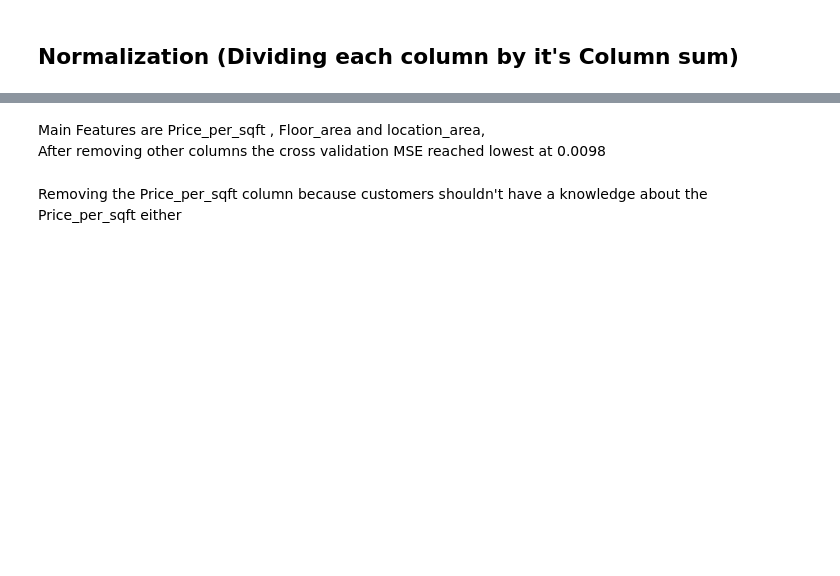
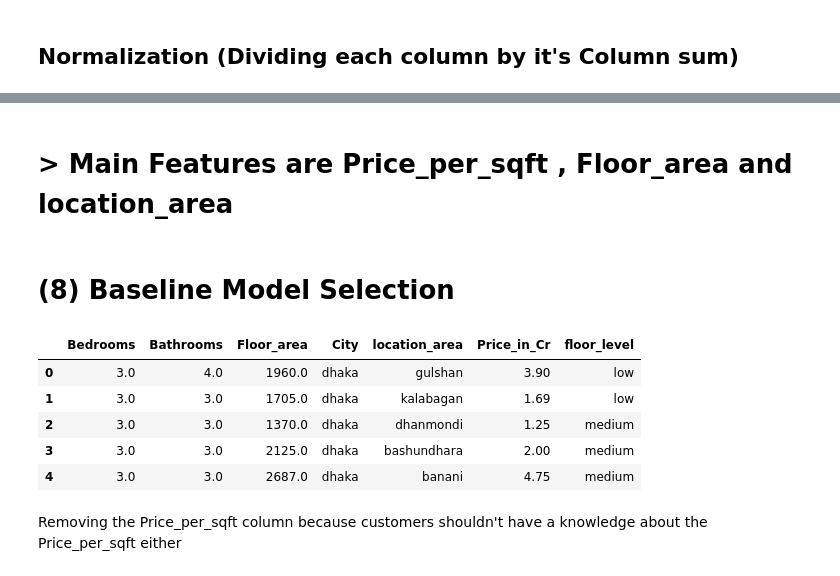
Before and after one commit to shapniljoy/Housing_price_Bangladesh, a Jupyter notebook: (1) Data_ Gathering.ipynb, the cells around one changed output, grey strips where cells are left out. Saved outputs shown, nothing was run; the diff lists cells and outputs as text; code cells hidden in the pictures; blank space fills up the shorter version.

Commit message:
Kaggle Notebook | Housing Price Bangladesh | Version 3

```diff
--- a/(1) Data_ Gathering.ipynb
+++ b/(1) Data_ Gathering.ipynb
@@ -222,10 +459,6 @@ import numpy as np
 import matplotlib.pyplot as plt
 import seaborn as sns
 import plotly.express as px
-
-pd.set_option('display.max_columns', None)
-pd.set_option('display.max_rows', None)
-pd.set_option('display.max_colwidth', None)
 # %%
 df = pd.read_csv('feature_engineered.csv')
 # %% [markdown]
@@ -324,9 +669,6 @@ import seaborn as sns
 import plotly.express as px
 import warnings
 warnings.filterwarnings('ignore')
-
-pd.set_option('display.max_columns',None)
-pd.set_option('display.max_rows',None)
 # %%
 df = pd.read_csv('Outlier & partial missing.csv')
 # %%
@@ -700,13 +1212,2 @@ df['Price_in_Cr'].isnull().sum()
 # %%
 df.to_csv('final_data.csv',index=False)
-# %%
-import pandas as pd
-import numpy as np
-import matplotlib.pyplot as plt
-import seaborn as sns
-import plotly.express as px
-import warnings
-warnings.filterwarnings('ignore')
-
-pd.set_option('display.max_columns',None)
-pd.set_option('display.max_rows',None)
@@ -828,22 +1451,18 @@ cv_after.mean()
-# %% [markdown]
-Main Features are Price_per_sqft , Floor_area and location_area,
-After removing other columns the cross validation MSE reached lowest at 0.0098
-# %%
-import pandas as pd
-import numpy as np
-import matplotlib.pyplot as plt
-import seaborn as sns
-import plotly.express as px
-import plotly.graph_objects as go
-import warnings
-warnings.filterwarnings('ignore')
-
-pd.set_option('display.max_columns',None)
-pd.set_option('display.max_rows',None)
+# %% [markdown]
+# > Main Features are Price_per_sqft , Floor_area and location_area
+# %% [markdown]
+# **(8) Baseline Model Selection**
 # %%
-df = pd.read_csv('final_data.csv')
+df = pd.read_csv('/kaggle/input/final-data/final_data.csv')
 df = df.drop(['Title','Price_per_sqft','Is_in_Dhaka'],axis=1)
 df.head()
+# %% [output]
+|  | Bedrooms | Bathrooms | Floor_area | City | location_area | Price_in_Cr | floor_level |
+| 0 | 3.0 | 4.0 | 1960.0 | dhaka | gulshan | 3.90 | low |
+| 1 | 3.0 | 3.0 | 1705.0 | dhaka | kalabagan | 1.69 | low |
+| 2 | 3.0 | 3.0 | 1370.0 | dhaka | dhanmondi | 1.25 | medium |
+| 3 | 3.0 | 3.0 | 2125.0 | dhaka | bashundhara | 2.00 | medium |
+| 4 | 3.0 | 3.0 | 2687.0 | dhaka | banani | 4.75 | medium |
 # %% [markdown]
 Removing the Price_per_sqft column because customers shouldn't have a knowledge about the Price_per_sqft either
 # %%
```
Also changed, not shown: parts of 209 cells of this notebook.
